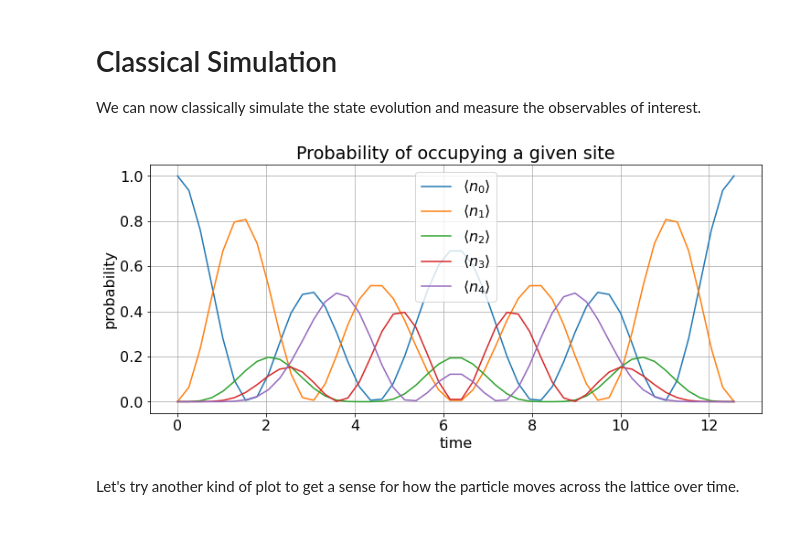
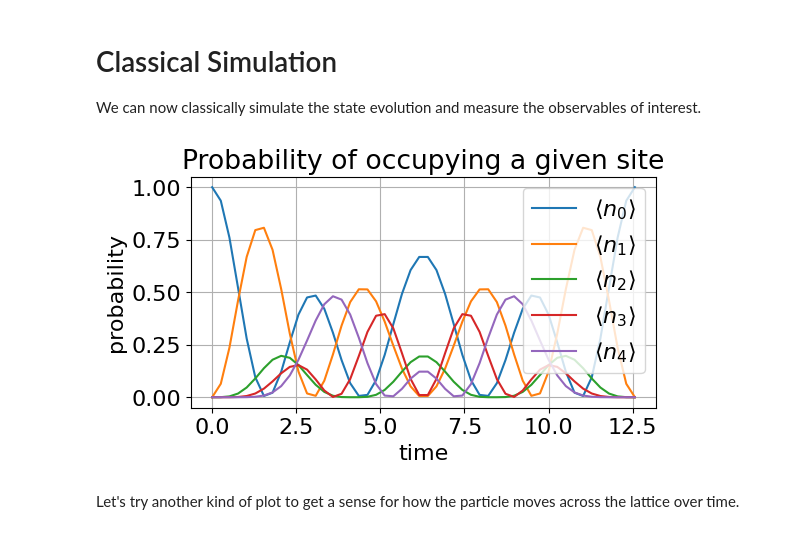
Before and after one commit to qiskit-community/qiskit-research, a Jupyter notebook: docs/tutorial_quantum_sim/qsim-tight-binding-model.ipynb, the cells around one changed output. Drawn from its saved outputs; the diff is of its cells as text; code cells hidden in the pictures.

```diff
--- a/docs/tutorial_quantum_sim/qsim-tight-binding-model.ipynb
+++ b/docs/tutorial_quantum_sim/qsim-tight-binding-model.ipynb
@@ -238,36 +237,40 @@ We can now classically simulate the state evolution and measure the observables
 # Calculation of each number operator's expectation value over time
 
 # Initial state on the far left of the 1D lattice
-initial_state = One ^ Zero ^ Zero ^ Zero ^ Zero
+initial_state = One^Zero^Zero^Zero^Zero
 # Define array of time points (technically these are relative to the hopping terms)
 times = np.linspace(0, 4 * np.pi, 50)
 
 # Calculation each number operator's expectation value at each time point
 # Initialize a 2D array which we will fill with each site's expectation value (columns) and at each time point (rows)
 evo_matrix = np.zeros((len(times), num_sites))
-for i, ni in enumerate(tqdm(n_is)):
-    for j, time in enumerate(times):
+# Initialize 1D array to fill in variance of the sum of the number operators
+var_matrix = np.zeros(len(times))
+
+for i, time in enumerate(tqdm(times)):
+    for j, ni in enumerate(n_is):
         # Compute the time evolution operator U(time) at time time
-        U = compute_U(H, time_param).bind_parameters({time_param: time})
+        U = compute_U(H, time_param).bind_parameters({time_param:time})
         # Compute the evolution of the initial state
         final_state = U @ initial_state
         # Compute the expectation value n_i
-        evo_matrix[j, i] = np.abs((final_state.adjoint() @ ni @ final_state).eval())
+        evo_matrix[i,j] = np.abs((final_state.adjoint() @ ni @ final_state).eval())
+    var_matrix[i] = np.abs((final_state.adjoint() @ (sum(n_is) @ sum(n_is)) @ final_state).eval()) - np.abs((final_state.adjoint() @ sum(n_is) @ final_state).eval())**2
 # %%
 # Plot the time evolution
 # list of labels for the plot
 num_op_labels = [r"$\langle n_" + str(i) + "\\rangle$" for i in range(num_sites)]
 
-plt.figure(figsize=(12, 5))
+plt.figure(figsize=(6, 3))
 plt.plot(times, evo_matrix)
 plt.xlabel("time")
 plt.ylabel("probability")
 plt.title("Probability of occupying a given site")
 plt.grid()
 plt.legend(num_op_labels)
 plt.show()
 # %% [output]
-[figure, old version]
+[figure, new version]
 # %% [markdown]
 Let's try another kind of plot to get a sense for how the particle moves across the lattice over time.
 # %%
```
Also changed, not shown: parts of 52 cells of this notebook.
